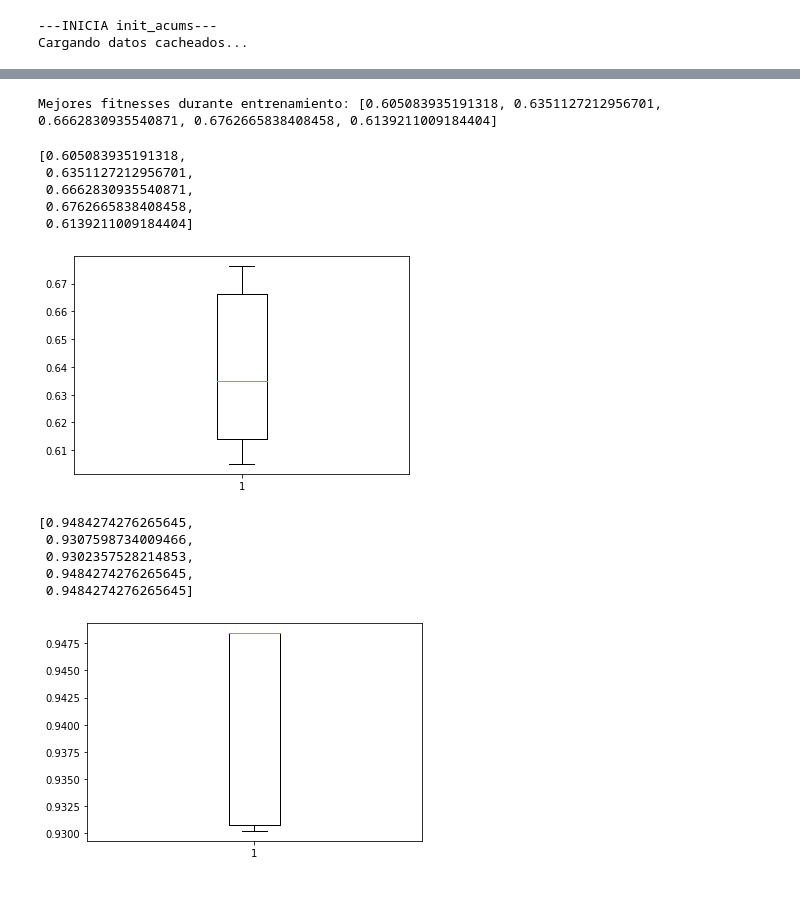
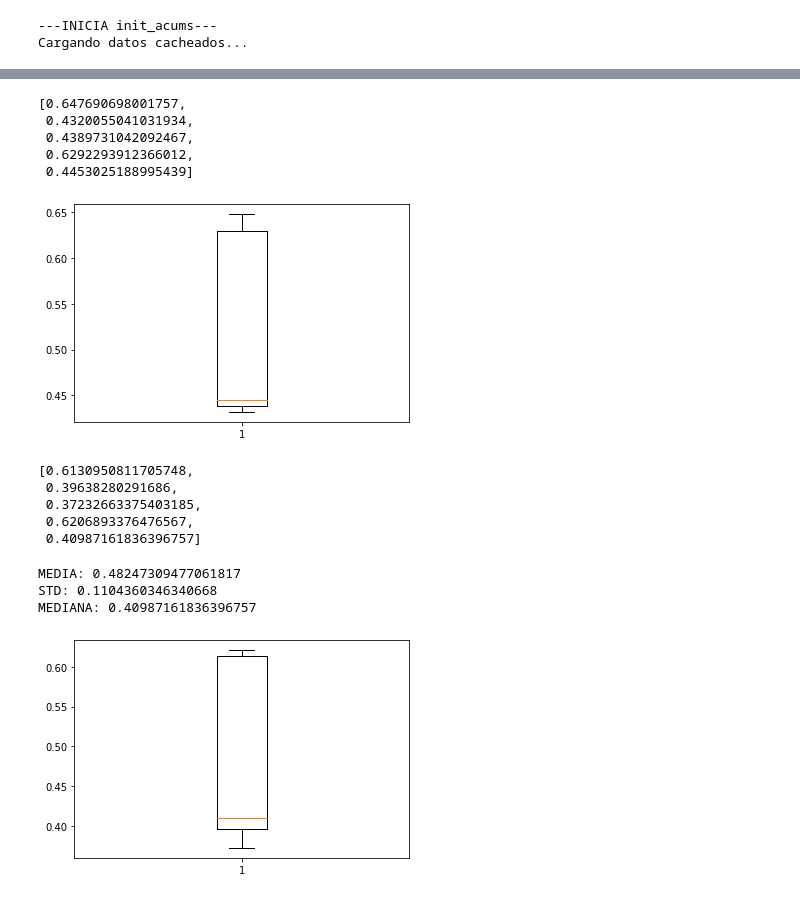
Before and after one commit to Kranioceros/ic_tps, a Jupyter notebook: main.ipynb, the cells around one changed output, grey strips where cells are left out. Saved outputs shown, nothing was run; the diff lists cells and outputs as text; code cells hidden in the pictures.

```diff
--- a/main.ipynb
+++ b/main.ipynb
@@ -61,7 +62,7 @@ m_acum_ss = np.load('SRS/data/acum_s-res1000-sigma30.npy')
 
 # NUMEROS MAGICOS
 N = m_t.shape[0]    #Cantidad total de schedules
-n = 10              #Cantidad de schedules para cada individuo
+n = 500              #Cantidad de schedules para cada individuo
 
 # Inicializamos la clase SRGA, que preprocesa los datos si hace falta
 SRGA.init_class(lens, m_t, m_c, m_s, m_d, res=1000)
@@ -71,23 +72,19 @@ Cargando datos cacheados...
 # %%
 # Calculamos particiones
 N_parts = 5
-prct_train = .65
-prct_valid = .05
+prct_train = .80
 len_part_train = int(N*prct_train)
-len_part_valid = int(N*prct_valid)
 
 parts_train = []
 parts_test = []
-parts_valid = []
 
 idx = np.arange(0, N)
 
 for i in range(N_parts):
     np.random.shuffle(idx)
 
-    parts_train.append(idx[:len_part_train])
-    parts_valid.append(idx[len_part_train:len_part_train+len_part_valid])
-    parts_test.append(idx[len_part_train+len_part_valid:])
+    parts_train.append(list(idx[:len_part_train]))
+    parts_test.append(list(idx[len_part_train:]))
 # %%
 print(f"Schedules entrenamiento: {len(parts_train[1])}")
 print(f"Schedules testeo: {len(parts_test[1])}")
@@ -100,6 +95,7 @@ Schedules validacion: 312
 Schedules totales: 6242
 # %%
 mejores_fitnesses = []
+v_part_fitness = []
 part_alfa = []
 part_phi = []
 part_psi = []
@@ -107,15 +103,13 @@ part_umbral = []
 
 #Usar particiones de entrenamiento
 print("ENTRENAMIENTO....")
-for i, part in tqdm(enumerate(parts_train)):
+for j, part in tqdm(enumerate(parts_train)):
     # Definimos la funcion de fitness a utilizar (depende de algunos datos cargados)
     def f_fitness(vars):
         alfa0 = vars[0]
         umbral = vars[1]
         phi = vars[2:7]
         psi = vars[7:]
-
-        srga = SRGA(alfa0, phi, psi, umbral)
 
         v_apts = np.zeros(n)
         scheds = np.random.choice(part, size=n)
@@ -125,6 +119,7 @@ for i, part in tqdm(enumerate(parts_train)):
             if m_t[s,l-1] < interrev:
                 continue
 
+            srga = SRGA(alfa0, phi, psi, umbral)
             v_apts[i] = fitness(s, m_t[s,:l], m_acum_cs[s, -1], m_acum_ss[s, -1], srs=srga)
 
         return np.average(v_apts)
@@ -152,8 +147,9 @@ for i, part in tqdm(enumerate(parts_train)):
     part_phi.append(bestAgent[2:7])
     part_psi.append(bestAgent[7:])
     mejores_fitnesses.append(ga.bestFitness)
+    v_part_fitness.append(ga.v_bestFitness)
 
-    print(f"INFO PARTICION {i+1}:")
+    print(f"INFO PARTICION {j+1}:")
     print(f"MEDIA: {np.mean(ga.v_bestFitness)}")
     print(f"STD: {np.std(ga.v_bestFitness)}")
     print(f"MEDIANA: {np.median(ga.v_bestFitness)}")
@@ -180,8 +176,3 @@ MIN: 0.4516433961563881
-# %%
-# Imprimimos los mejores fitnesses del entrenamiento
-print(f"Mejores fitnesses durante entrenamiento: {mejores_fitnesses}\n\n\n")
-# %% [output]
-Mejores fitnesses durante entrenamiento: [0.605083935191318, 0.6351127212956701, 0.6662830935540871, 0.6762665838408458, 0.6139211009184404]
 # %%
 #Particiones de testeo
 part_apts = []
@@ -189,9 +180,7 @@ part_apts_mean = []
 part_apts_std = []
 part_best_apts = []
 
-for i, part in tqdm(enumerate(parts_test)):
-
-    srga = SRGA(part_alfa[i], part_phi[i], part_psi[i], part_umbral[i])
+for j, part in tqdm(enumerate(parts_test)):
 
     v_apts = np.zeros(len(part))
     scheds = np.random.choice(part, size=len(part))
@@ -201,39 +190,50 @@ for i, part in tqdm(enumerate(parts_test)):
         if m_t[s,l-1] < interrev:
             continue
 
+        srga = SRGA(part_alfa[j], part_phi[j], part_psi[j], part_umbral[j])
         v_apts[i] = fitness(s, m_t[s,:l], m_acum_cs[s, -1], m_acum_ss[s, -1], srs=srga)
 
     part_best_apts.append(np.max(v_apts))
     part_apts.append(v_apts)
     part_apts_mean.append(np.mean(v_apts))
     part_apts_std.append(np.std(v_apts))
-# %%
-mejores_fitnesses
-# %% [output]
-[0.605083935191318,
- 0.6351127212956701,
- 0.6662830935540871,
- 0.6762665838408458,
- 0.6139211009184404]
+# %%
+#Mejores fitness de cada particon en el entrenamiento
+mejores_fitnesses
+# %% [output]
+[0.647690698001757,
+ 0.4320055041031934,
+ 0.4389731042092467,
+ 0.6292293912366012,
+ 0.4453025188995439]
 # %%
 #Box plot de los mejores fitness del entrenamiento (de cada particion)
 import matplotlib.pyplot as plt
 plt.boxplot(mejores_fitnesses)
 plt.show()
 # %% [output]
-[figure, old version]
+[figure, new version]
 # %%
-#Mejores fitness de cada particion
-part_best_apts
+#Media de fitness de cada particion en el testeo
+part_apts_mean
 # %% [output]
-[0.9484274276265645,
- 0.9307598734009466,
- 0.9302357528214853,
- 0.9484274276265645,
- 0.9484274276265645]
+[0.6130950811705748,
+ 0.39638280291686,
+ 0.37232663375403185,
+ 0.6206893376476567,
+ 0.40987161836396757]
+# %%
+#Validacion cruzada
+print(f"MEDIA: {np.mean(part_apts_mean)}")
+print(f"STD: {np.std(part_apts_mean)}")
+print(f"MEDIANA: {np.median(part_apts_mean)}")
+# %% [output]
+MEDIA: 0.48247309477061817
+STD: 0.1104360346340668
+MEDIANA: 0.40987161836396757
 # %%
 #Box plot de los mejores fitness del testeo (de cada particion)
-plt.boxplot(part_best_apts)
+plt.boxplot(part_apts_mean)
 plt.show()
 # %% [output]
-[figure, old version]
+[figure, new version]
```
Also changed, not shown: parts of 8 cells of this notebook, 10 other files.
